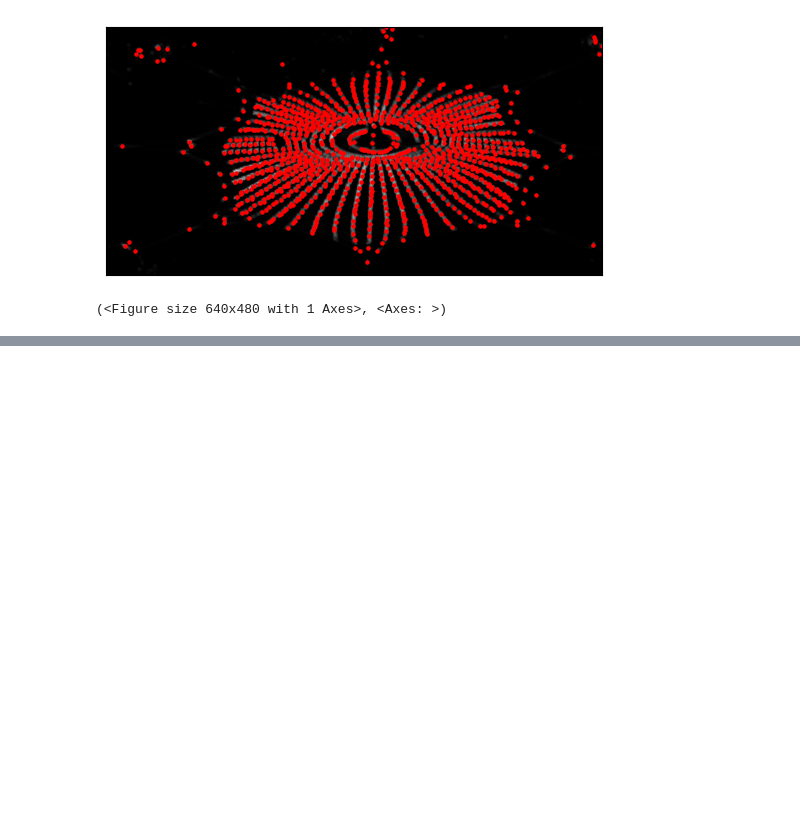
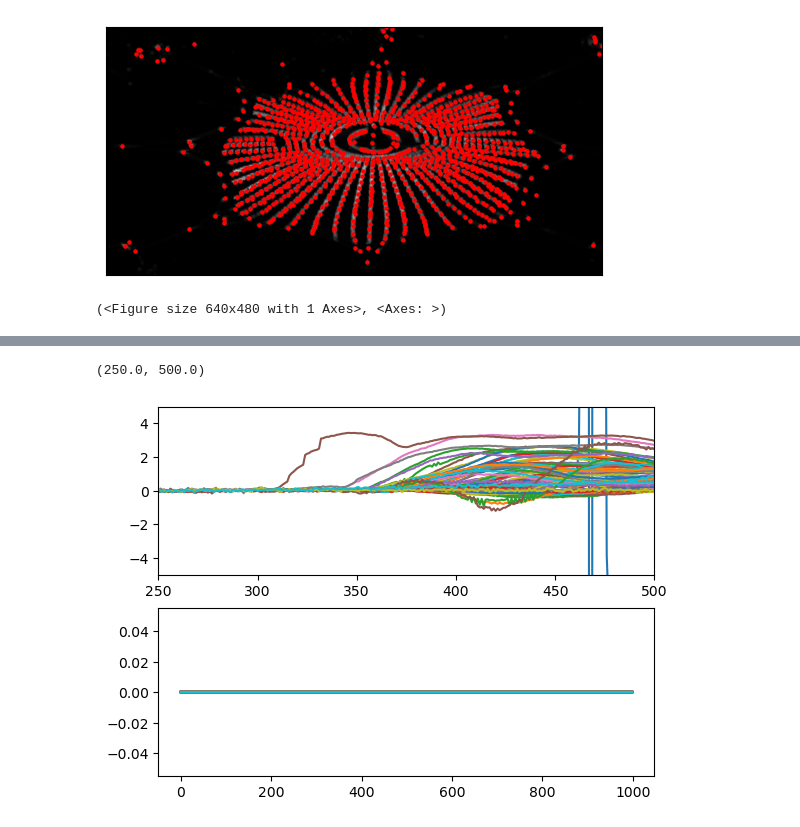
Before and after one commit to ThijsIllimited/pyidi, a Jupyter notebook: scripts/ddic_web.ipynb, the cells around one changed output, grey strips where cells are left out. Cells and saved outputs as stored; diff of their text form; code cells hidden in the pictures; blank space fills up the shorter version.

```diff
--- a/scripts/ddic_web.ipynb
+++ b/scripts/ddic_web.ipynb
@@ -134,12 +213,13 @@ td2d_2d = displacements2D_2Dpoints +  maxima2d.reshape(len(maxima2d),1,2)
 ani = play_video(video, range(200, video.N-1), interval=10, points=td2d_2d[:, 1:, :])
 # %%
 video.set_method('lk_1D')
-d = (0,1) #(1,0) #
-video.method.configure(roi_size = roi_size_1d, d = d, reference_image = reference_image, resume_analysis=False) #, mraw_range=(1, 1000)
-video.set_points(maxima1d)
+dxy = (0,1) #
+video.method.configure(roi_size = (3,3), d = dxy, reference_image = reference_image,  resume_analysis=False, mraw_range=(1, 1000)) #, mraw_range=(1, 1000)
+# video.set_points(maxima1d)
+video.set_points(points[::100])
 video.show_points()
 # displacements1D_1Dpoints = video.get_displacements(processes=1)
-displacements1D_1Dpoints = video.get_displacements(processes=24)
+displacements1D_1Dpoints = video.get_displacements(processes=1)
 # video.set_points(maxima2d)
 # displacements1D_2Dpoints = video.get_displacements(processes=12)
 # video.method.d_correct_dict
@@ -158,5 +239,14 @@ ani = play_video(video, range(1000, video.N-1), interval=30, points=td1d_1d[:, 1
-# %%
-displacements1D_1Dpoints = video.displacements
+# %%
+%matplotlib inline
+fig, ax = plt.subplots(2)
+for d_i in displacements1D_1Dpoints:
+    ax[0].plot(d_i[:,0])
+    ax[1].plot(d_i[:,1])
+ax[0].set_ylim(-5, 5)
+ax[0].set_xlim(250, 500)
+# %% [output]
+(250.0, 500.0)
+[figure, added]
 # %%
 # %matplotlib inline
 # point_1d = 8#4
```
Also changed, not shown: parts of 8 cells of this notebook, 9 other files.
